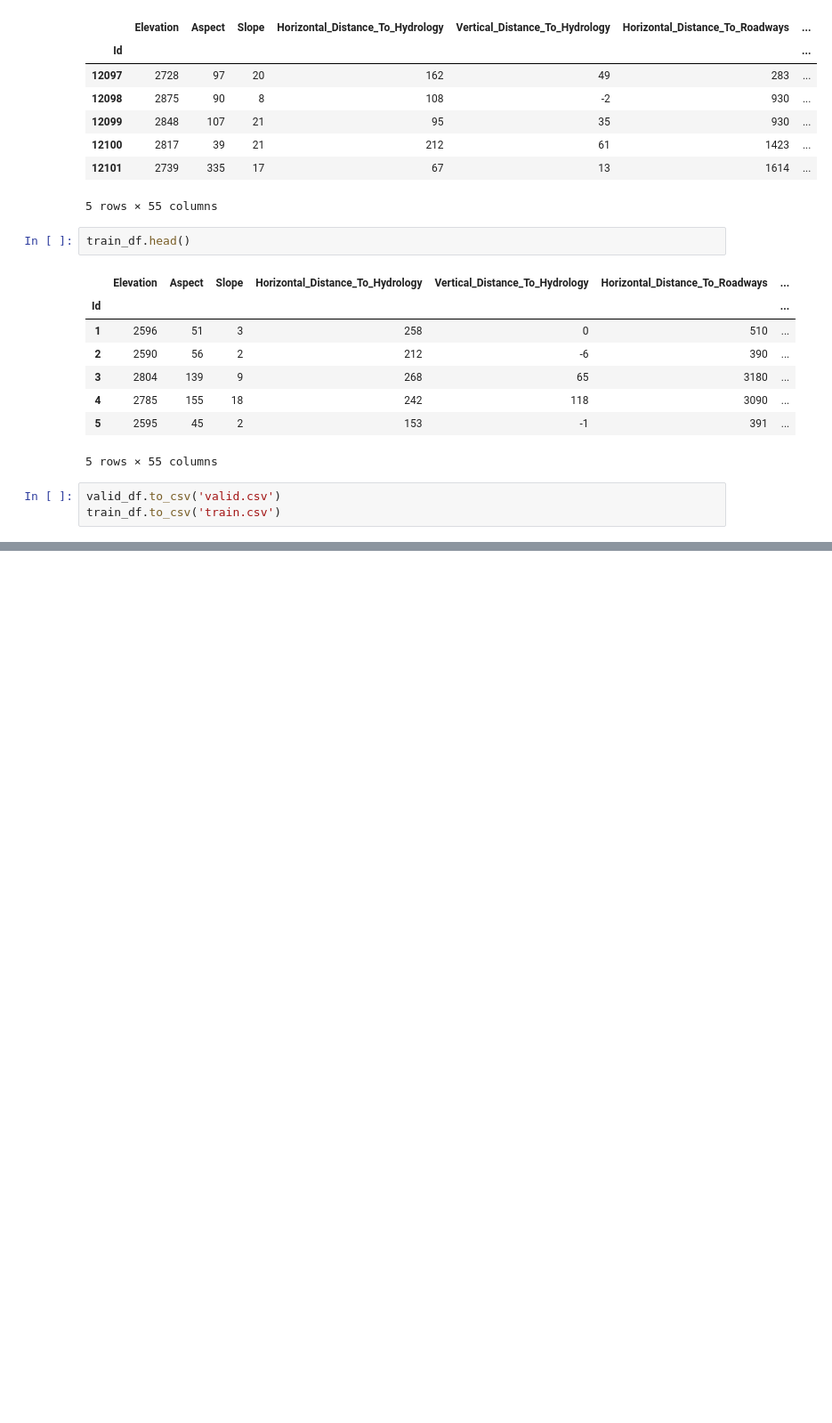
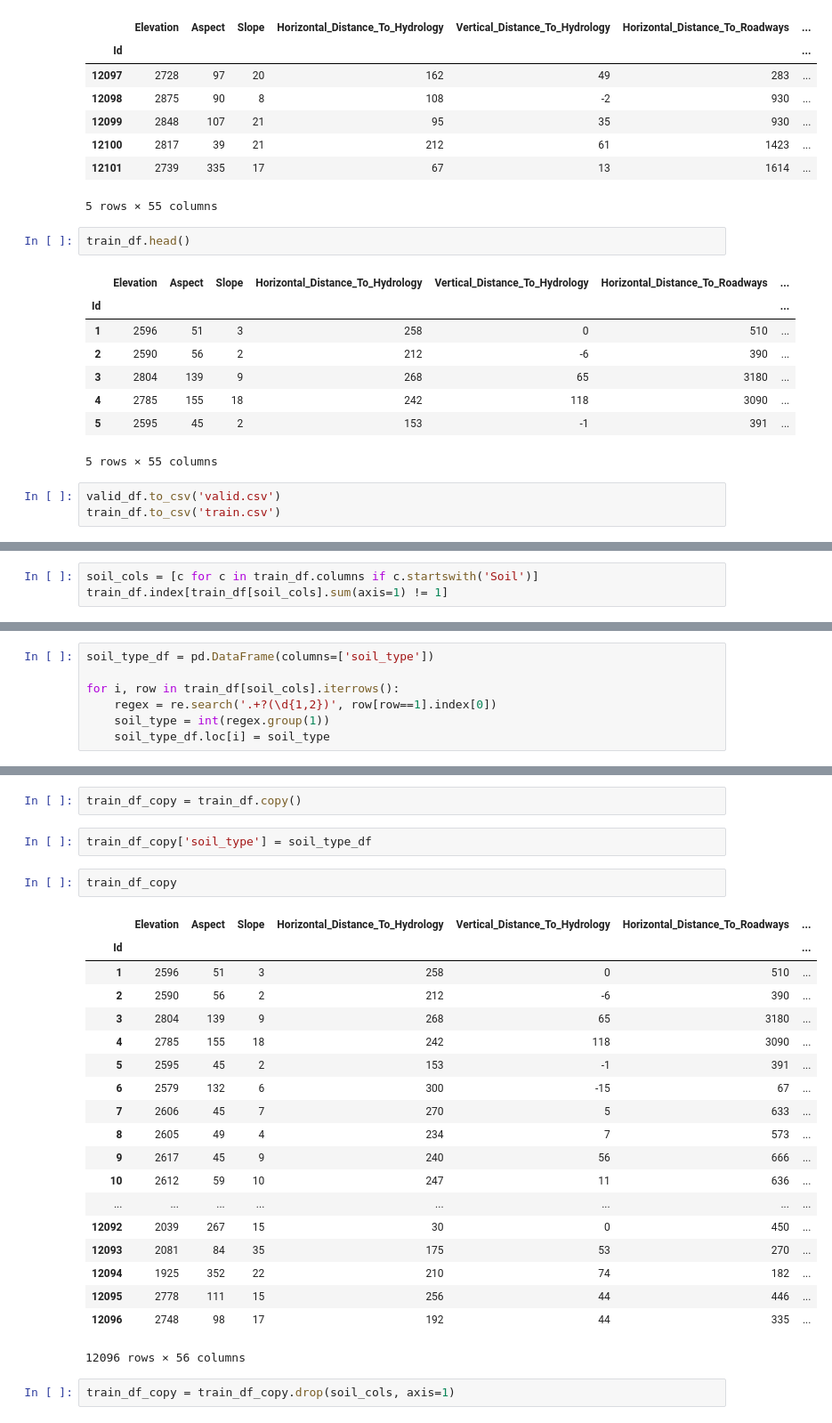
Before and after one commit to k8tems/forest-cover-type-prediction, a Jupyter notebook: 2018-05-14-21-43.ipynb, the cells around one changed output, grey strips where cells are left out. Shown at 89% size. Drawn from its saved outputs; the diff is of its cells as text; blank space fills up the shorter version.

```diff
--- a/2018-05-14-21-43.ipynb
+++ b/2018-05-14-21-43.ipynb
@@ -74,0 +109,3 @@ train_df.to_csv('train.csv')
+# %%
+soil_cols = [c for c in train_df.columns if c.startswith('Soil')]
+train_df.index[train_df[soil_cols].sum(axis=1) != 1]
@@ -74,0 +139,7 @@ train_df.to_csv('train.csv')
+# %%
+soil_type_df = pd.DataFrame(columns=['soil_type'])
+
+for i, row in train_df[soil_cols].iterrows():
+    regex = re.search('.+?(\d{1,2})', row[row==1].index[0])
+    soil_type = int(regex.group(1))
+    soil_type_df.loc[i] = soil_type
@@ -74,0 +175,28 @@ train_df.to_csv('train.csv')
+# %%
+train_df_copy = train_df.copy()
+# %%
+train_df_copy['soil_type'] = soil_type_df
+# %%
+train_df_copy
+# %% [output]
+|  | Elevation | Aspect | Slope | Horizontal_Distance_To_Hydrology | Vertical_Distance_To_Hydrology | Horizontal_Distance_To_Roadways | ... |
+| Id |  |  |  |  |  |  | ... |
+| 1 | 2596 | 51 | 3 | 258 | 0 | 510 | ... |
+| 2 | 2590 | 56 | 2 | 212 | -6 | 390 | ... |
+| 3 | 2804 | 139 | 9 | 268 | 65 | 3180 | ... |
+| 4 | 2785 | 155 | 18 | 242 | 118 | 3090 | ... |
+| 5 | 2595 | 45 | 2 | 153 | -1 | 391 | ... |
+| 6 | 2579 | 132 | 6 | 300 | -15 | 67 | ... |
+| 7 | 2606 | 45 | 7 | 270 | 5 | 633 | ... |
+| 8 | 2605 | 49 | 4 | 234 | 7 | 573 | ... |
+| 9 | 2617 | 45 | 9 | 240 | 56 | 666 | ... |
+| 10 | 2612 | 59 | 10 | 247 | 11 | 636 | ... |
+| ... | ... | ... | ... | ... | ... | ... | ... |
+| 12092 | 2039 | 267 | 15 | 30 | 0 | 450 | ... |
+| 12093 | 2081 | 84 | 35 | 175 | 53 | 270 | ... |
+| 12094 | 1925 | 352 | 22 | 210 | 74 | 182 | ... |
+| 12095 | 2778 | 111 | 15 | 256 | 44 | 446 | ... |
+| 12096 | 2748 | 98 | 17 | 192 | 44 | 335 | ... |
+12096 rows × 56 columns
+# %%
+train_df_copy = train_df_copy.drop(soil_cols, axis=1)
```
Also changed, not shown: parts of 17 cells of this notebook.
